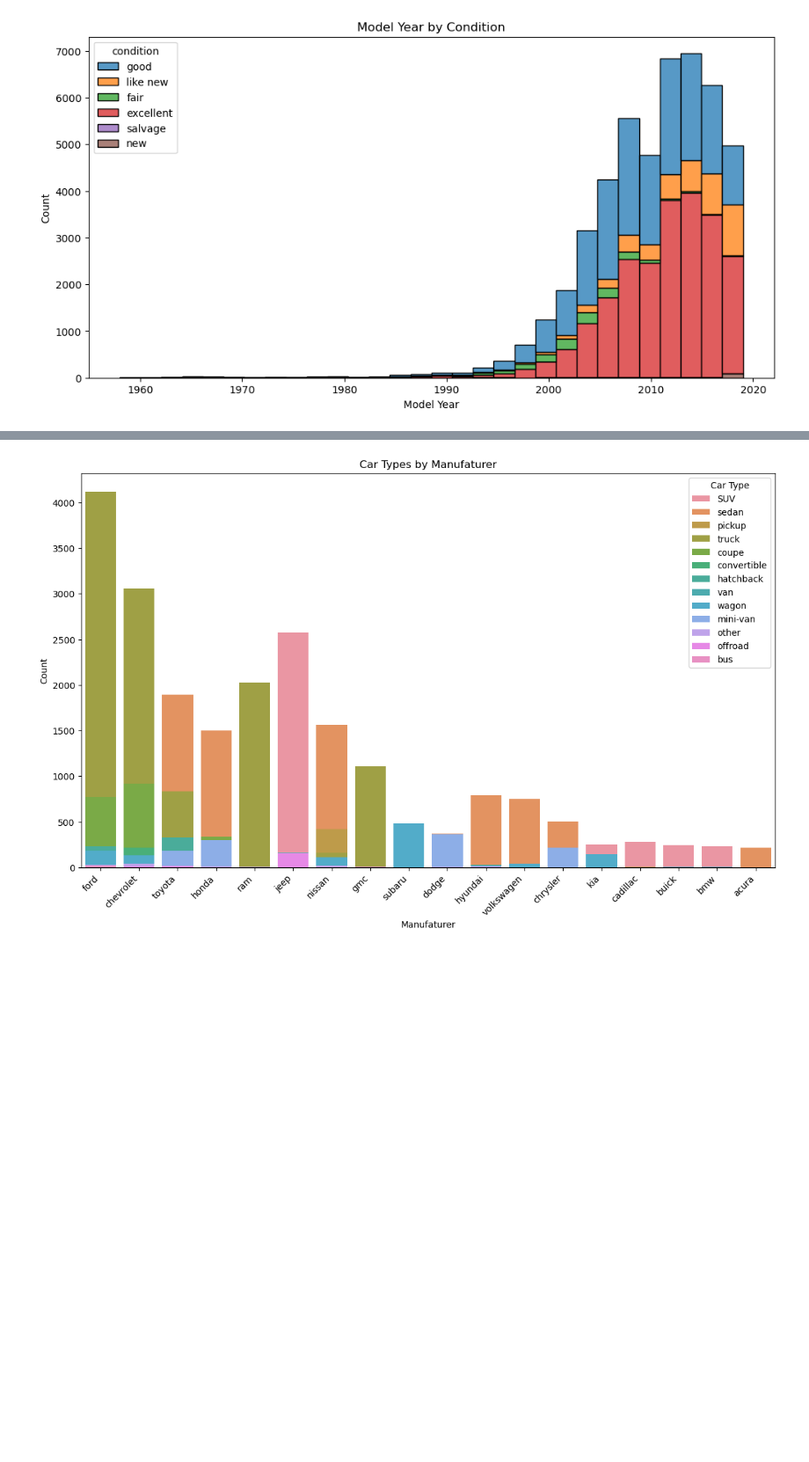
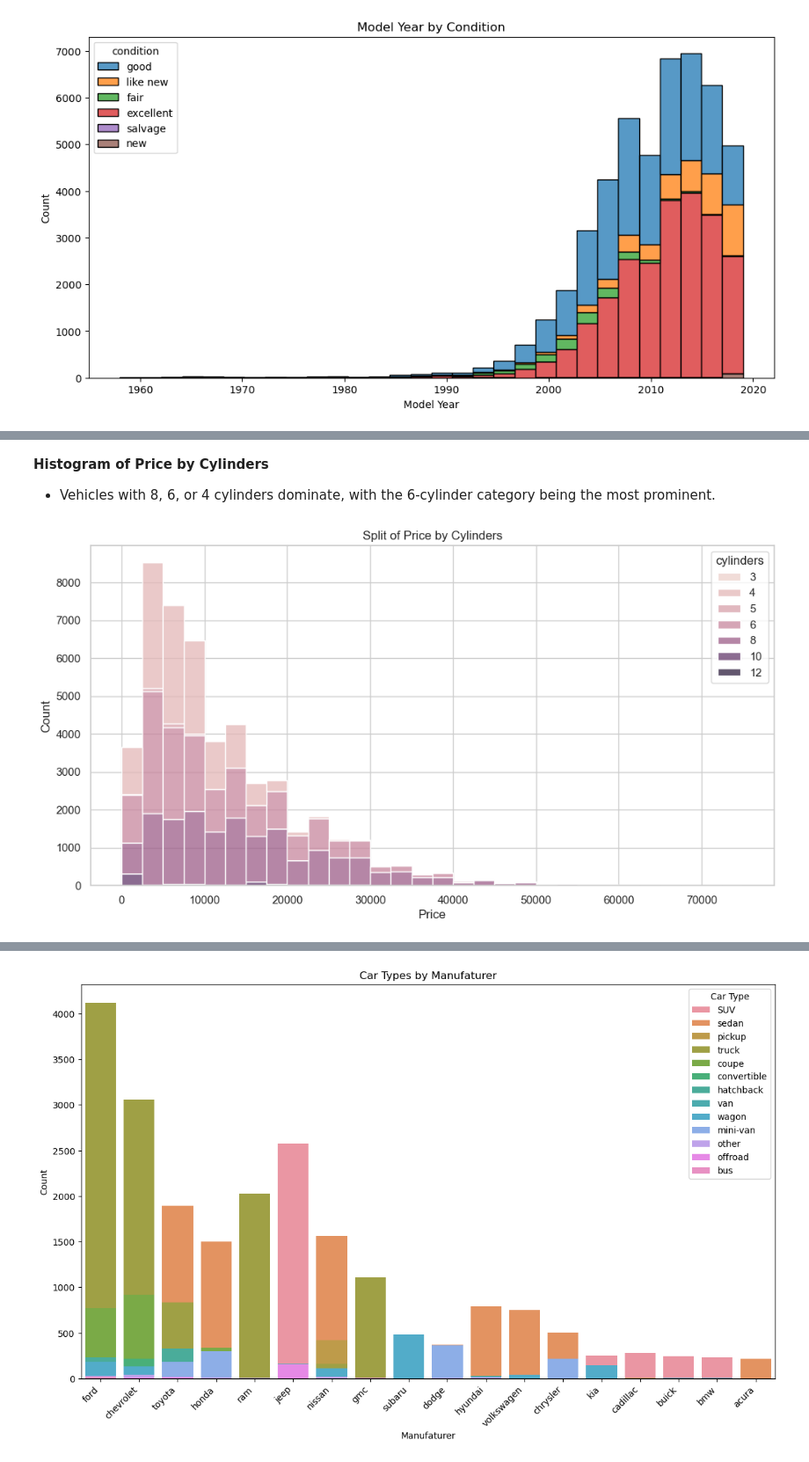
Before and after one commit to djworthy/sprint_4, a Jupyter notebook: notebooks/EDA.ipynb, the cells around one changed output, grey strips where cells are left out. Shown at 88% size. Drawn from its saved outputs; the diff is of its cells as text; code cells hidden in the pictures; blank space fills up the shorter version.

```diff
--- a/notebooks/EDA.ipynb
+++ b/notebooks/EDA.ipynb
@@ -230,0 +286,13 @@ plt.show()
+# %% [markdown]
+**Histogram of Price by Cylinders**
+
+- Vehicles with 8, 6, or 4 cylinders dominate, with the 6-cylinder category being the most prominent.
+# %%
+plt.figure(figsize=(12, 6))
+sns.histplot(data=vehicles_df, x='price', hue='cylinders', multiple='stack', bins=30)
+plt.title('Split of Price by Cylinders')
+plt.xlabel('Price')
+plt.ylabel('Count')
+plt.show()
+# %% [output]
+[figure, added]
```
Also changed, not shown: parts of 13 cells of this notebook, 1 other file.
